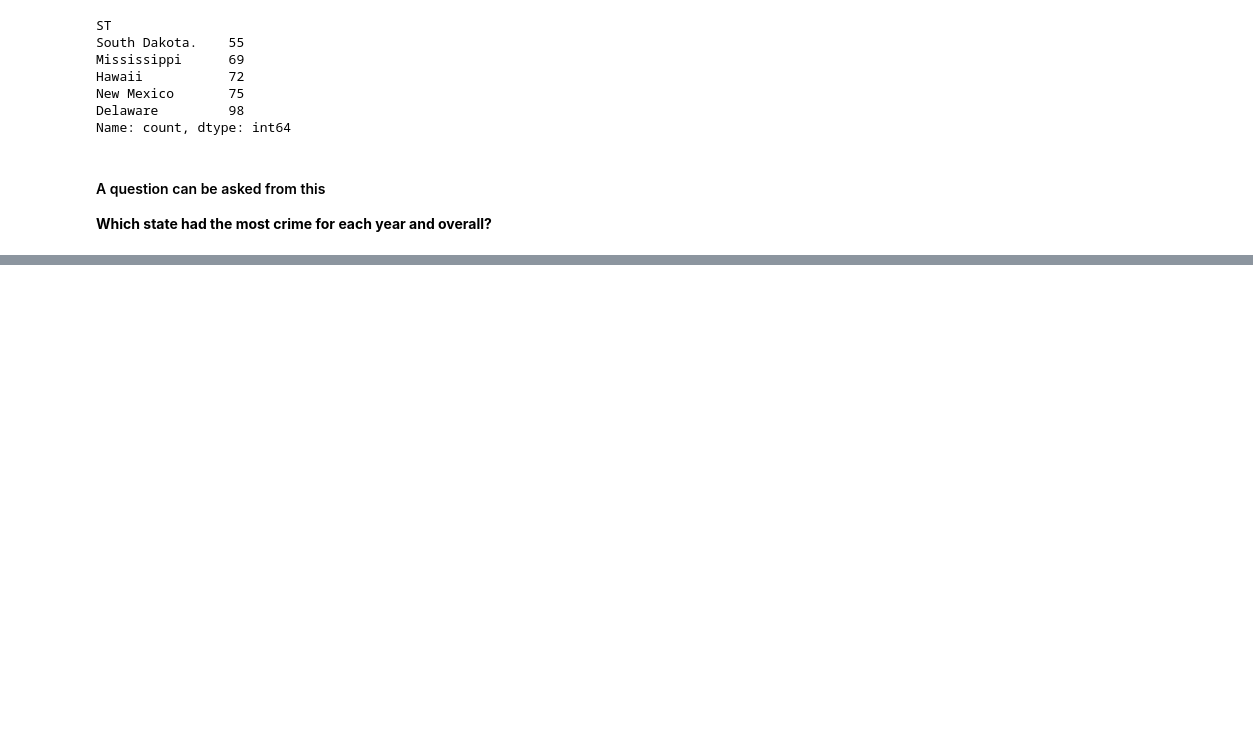
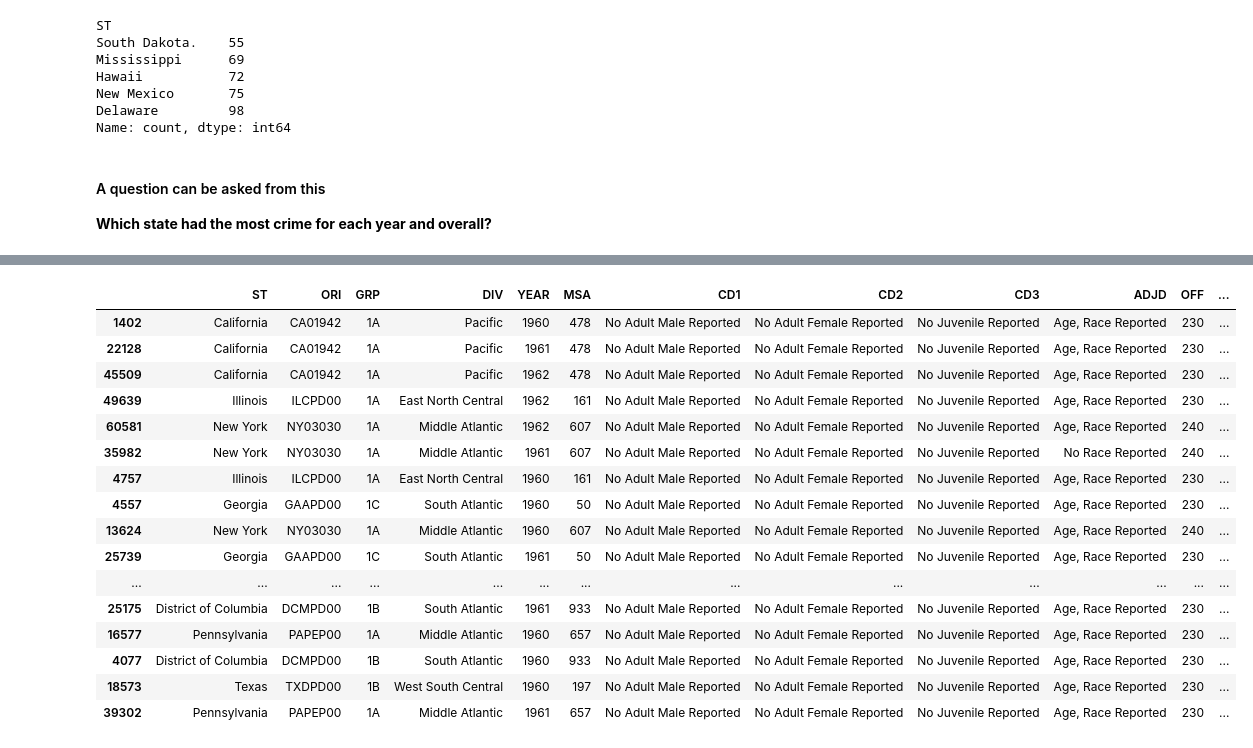
Before and after one commit to Deoxxysss/real-dataset-investigation, a Jupyter notebook: Notebooks/03_exploratory_analysis.ipynb, the cells around one changed output, grey strips where cells are left out. Cells and saved outputs as stored; diff of their text form; code cells hidden in the pictures; blank space fills up the shorter version.

```diff
--- a/Notebooks/03_exploratory_analysis.ipynb
+++ b/Notebooks/03_exploratory_analysis.ipynb
@@ -189,0 +246,21 @@ df.groupby('ST')[['total_male', 'total_female', 'total_arrests']].sum().agg(['id
+# %%
+# which row had the most no of arrests
+df.sort_values('total_arrests', ascending=False).head(20)
+# %% [output]
+|  | ST | ORI | GRP | DIV | YEAR | MSA | CD1 | CD2 | CD3 | ADJD | OFF | ... |
+| 1402 | California | CA01942 | 1A | Pacific | 1960 | 478 | No Adult Male Reported | No Adult Female Reported | No Juvenile Reported | Age, Race Reported | 230 | ... |
+| 22128 | California | CA01942 | 1A | Pacific | 1961 | 478 | No Adult Male Reported | No Adult Female Reported | No Juvenile Reported | Age, Race Reported | 230 | ... |
+| 45509 | California | CA01942 | 1A | Pacific | 1962 | 478 | No Adult Male Reported | No Adult Female Reported | No Juvenile Reported | Age, Race Reported | 230 | ... |
+| 49639 | Illinois | ILCPD00 | 1A | East North Central | 1962 | 161 | No Adult Male Reported | No Adult Female Reported | No Juvenile Reported | Age, Race Reported | 230 | ... |
+| 60581 | New York | NY03030 | 1A | Middle Atlantic | 1962 | 607 | No Adult Male Reported | No Adult Female Reported | No Juvenile Reported | Age, Race Reported | 240 | ... |
+| 35982 | New York | NY03030 | 1A | Middle Atlantic | 1961 | 607 | No Adult Male Reported | No Adult Female Reported | No Juvenile Reported | No Race Reported | 240 | ... |
+| 4757 | Illinois | ILCPD00 | 1A | East North Central | 1960 | 161 | No Adult Male Reported | No Adult Female Reported | No Juvenile Reported | Age, Race Reported | 230 | ... |
+| 4557 | Georgia | GAAPD00 | 1C | South Atlantic | 1960 | 50 | No Adult Male Reported | No Adult Female Reported | No Juvenile Reported | Age, Race Reported | 230 | ... |
+| 13624 | New York | NY03030 | 1A | Middle Atlantic | 1960 | 607 | No Adult Male Reported | No Adult Female Reported | No Juvenile Reported | Age, Race Reported | 240 | ... |
+| 25739 | Georgia | GAAPD00 | 1C | South Atlantic | 1961 | 50 | No Adult Male Reported | No Adult Female Reported | No Juvenile Reported | Age, Race Reported | 230 | ... |
+| ... | ... | ... | ... | ... | ... | ... | ... | ... | ... | ... | ... | ... |
+| 25175 | District of Columbia | DCMPD00 | 1B | South Atlantic | 1961 | 933 | No Adult Male Reported | No Adult Female Reported | No Juvenile Reported | Age, Race Reported | 230 | ... |
+| 16577 | Pennsylvania | PAPEP00 | 1A | Middle Atlantic | 1960 | 657 | No Adult Male Reported | No Adult Female Reported | No Juvenile Reported | Age, Race Reported | 230 | ... |
+| 4077 | District of Columbia | DCMPD00 | 1B | South Atlantic | 1960 | 933 | No Adult Male Reported | No Adult Female Reported | No Juvenile Reported | Age, Race Reported | 230 | ... |
+| 18573 | Texas | TXDPD00 | 1B | West South Central | 1960 | 197 | No Adult Male Reported | No Adult Female Reported | No Juvenile Reported | Age, Race Reported | 230 | ... |
+| 39302 | Pennsylvania | PAPEP00 | 1A | Middle Atlantic | 1961 | 657 | No Adult Male Reported | No Adult Female Reported | No Juvenile Reported | Age, Race Reported | 230 | ... |
```
Also changed, not shown: parts of 23 cells of this notebook.
